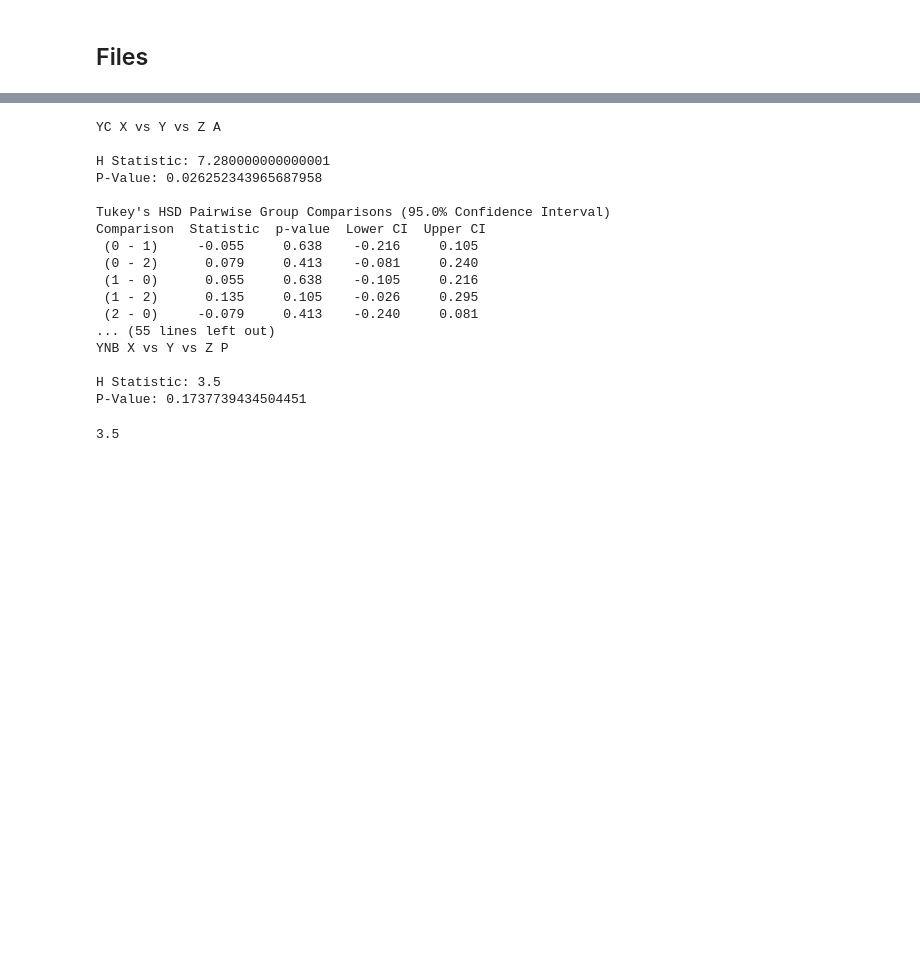
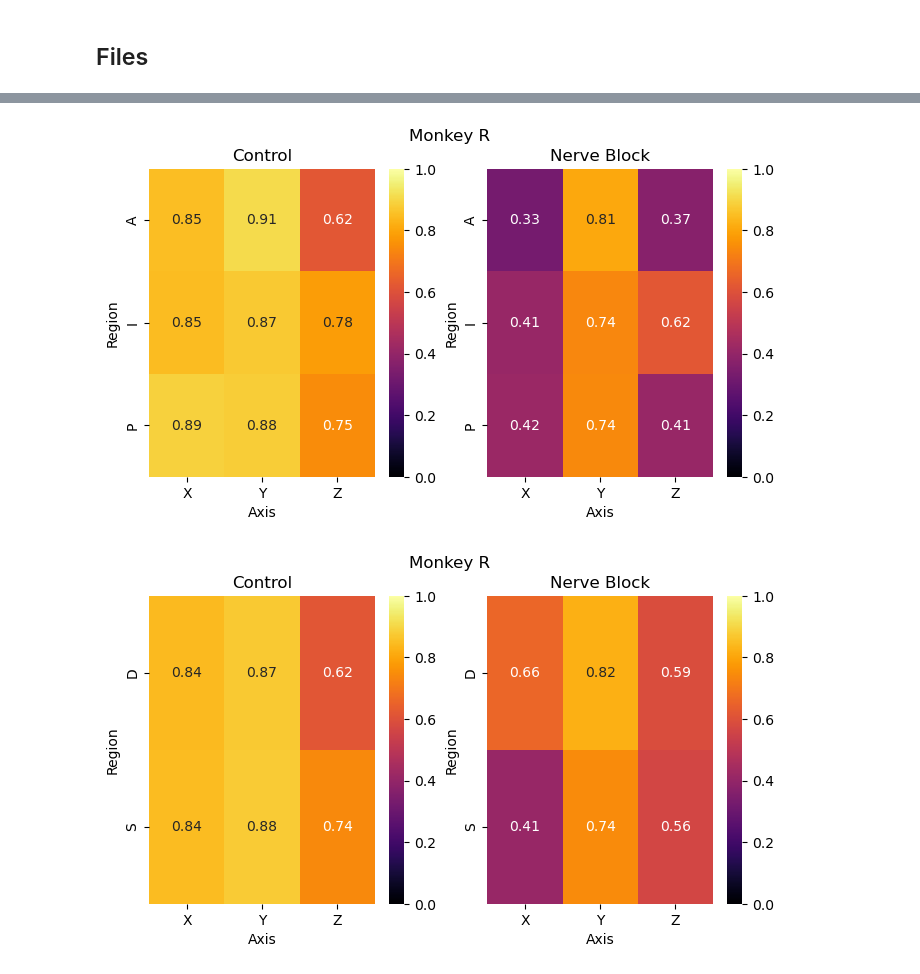
Before and after one commit to chahn317/Position_Decoding, a Jupyter notebook: Data_Analysis/M1U_Analysis.ipynb, the cells around one changed output, grey strips where cells are left out. Cells and saved outputs as stored; diff of their text form; code cells hidden in the pictures; blank space fills up the shorter version.

```diff
--- a/Data_Analysis/M1U_Analysis.ipynb
+++ b/Data_Analysis/M1U_Analysis.ipynb
@@ -44 +24,17 @@ for f in files:
+# %%
+dataset = ["RyCon", "RyNb", "YeCon", "YeNb"]
+marker_regions = ['Anterior', 'Intermediate', 'Posterior', 'Superficial', 'Deep']
+xyz = ['X', 'Y', 'Z']
+# %%
+raw_data = defaultdict(dict)
+for f in files:
+    curr_file = pd.read_csv(r2_dir + '/' + f)
+    name = f.split('.')[0]
+
+    column_names = list(curr_file.columns[1:])
+    r2s = {cn.strip() : float(curr_file[cn].values) for cn in column_names}
+    for d in dataset:
+        if d in name:
+            region = name.split('_')[2]
+            raw_data[d][region] = r2s
 # %%
@@ -526,28 +91,30 @@ P-Value: 0.0921244052297691
-# %%
-# A vs I vs P Yosemite
-
-print_stats('YC X vs Y vs Z A', region_to_xyz['YC A']['X'], region_to_xyz['YC A']['Y'], region_to_xyz['YC A']['Z'])
-print_stats('YC X vs Y vs Z I', region_to_xyz['YC I']['X'], region_to_xyz['YC I']['Y'], region_to_xyz['YC I']['Z'])
-print_stats('YC X vs Y vs Z P', region_to_xyz['YC P']['X'], region_to_xyz['YC P']['Y'], region_to_xyz['YC P']['Z'])
-print_stats('YNB X vs Y vs Z A', region_to_xyz['YNB A']['X'], region_to_xyz['YNB A']['Y'], region_to_xyz['YNB A']['Z'])
-print_stats('YNB X vs Y vs Z I', region_to_xyz['YNB I']['X'], region_to_xyz['YNB I']['Y'], region_to_xyz['YNB I']['Z'])
-print_stats('YNB X vs Y vs Z P', region_to_xyz['YNB P']['X'], region_to_xyz['YNB P']['Y'], region_to_xyz['YNB P']['Z'])
-# %% [output]
-YC X vs Y vs Z A
-
-H Statistic: 7.280000000000001
-P-Value: 0.026252343965687958
-
-Tukey's HSD Pairwise Group Comparisons (95.0% Confidence Interval)
-Comparison  Statistic  p-value  Lower CI  Upper CI
- (0 - 1)     -0.055     0.638    -0.216     0.105
- (0 - 2)      0.079     0.413    -0.081     0.240
- (1 - 0)      0.055     0.638    -0.105     0.216
- (1 - 2)      0.135     0.105    -0.026     0.295
- (2 - 0)     -0.079     0.413    -0.240     0.081
-... (55 lines left out)
-YNB X vs Y vs Z P
-
-H Statistic: 3.5
-P-Value: 0.1737739434504451
-3.5
+# %%
+def heatmap(frame_c, frame_nb, title):
+    heatmap_c = frame_c.pivot(columns='Axis',index='Region', values='Values')
+    heatmap_nb = frame_nb.pivot(columns='Axis',index='Region', values='Values')
+
+    plt.figure(figsize=(8, 4))
+    plt.suptitle(title)
+    plt.subplot(1, 2, 1)
+    plt.title('Control')
+    sns.heatmap(heatmap_c, vmin = 0, vmax = 1, annot=True, cmap='inferno')
+    plt.subplot(1, 2, 2)
+    plt.title('Nerve Block')
+    sns.heatmap(heatmap_nb, vmin = 0, vmax = 1, annot=True, cmap='inferno')
+    plt.show()
+# %%
+frames = {}
+region = ['A', 'I', 'P']
+depth = ['S', 'D']
+
+for d in dataset:
+    frames[d + ' Region'] = get_frame(region, xyz, [region_xyz[d]['Anterior'], region_xyz[d]['Intermediate'], region_xyz[d]['Posterior']])
+    frames[d + ' Depth'] = get_frame(depth, xyz, [region_xyz[d]['Superficial'], region_xyz[d]['Deep']])
+
+heatmap(frames['RyCon Region'], frames['RyNb Region'], 'Monkey R')
+heatmap(frames['RyCon Depth'], frames['RyNb Depth'], 'Monkey R')
+heatmap(frames['YeCon Region'], frames['YeNb Region'], 'Monkey Y')
+heatmap(frames['YeCon Depth'], frames['YeNb Depth'], 'Monkey Y')
+# %% [output]
+[figure, added]
+[figure, added]
```
Also changed, not shown: parts of 53 cells of this notebook, 9 other files.
